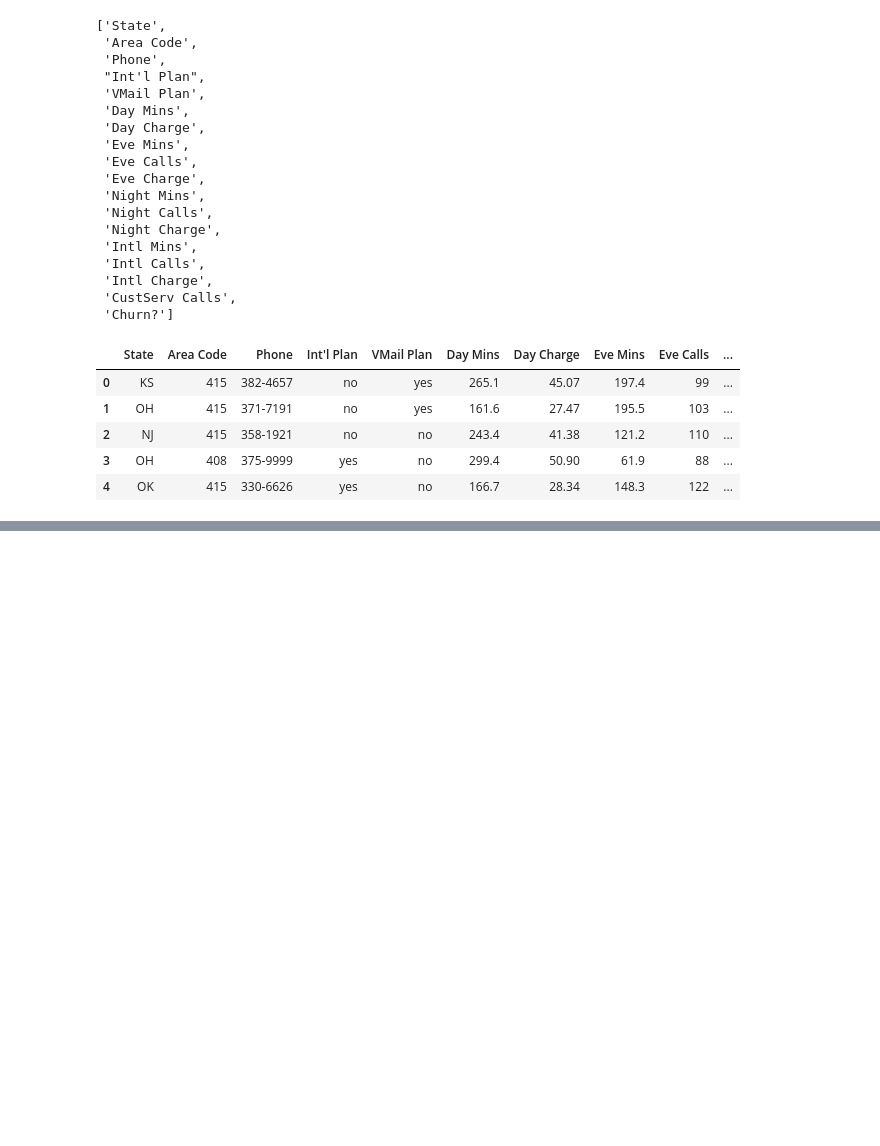
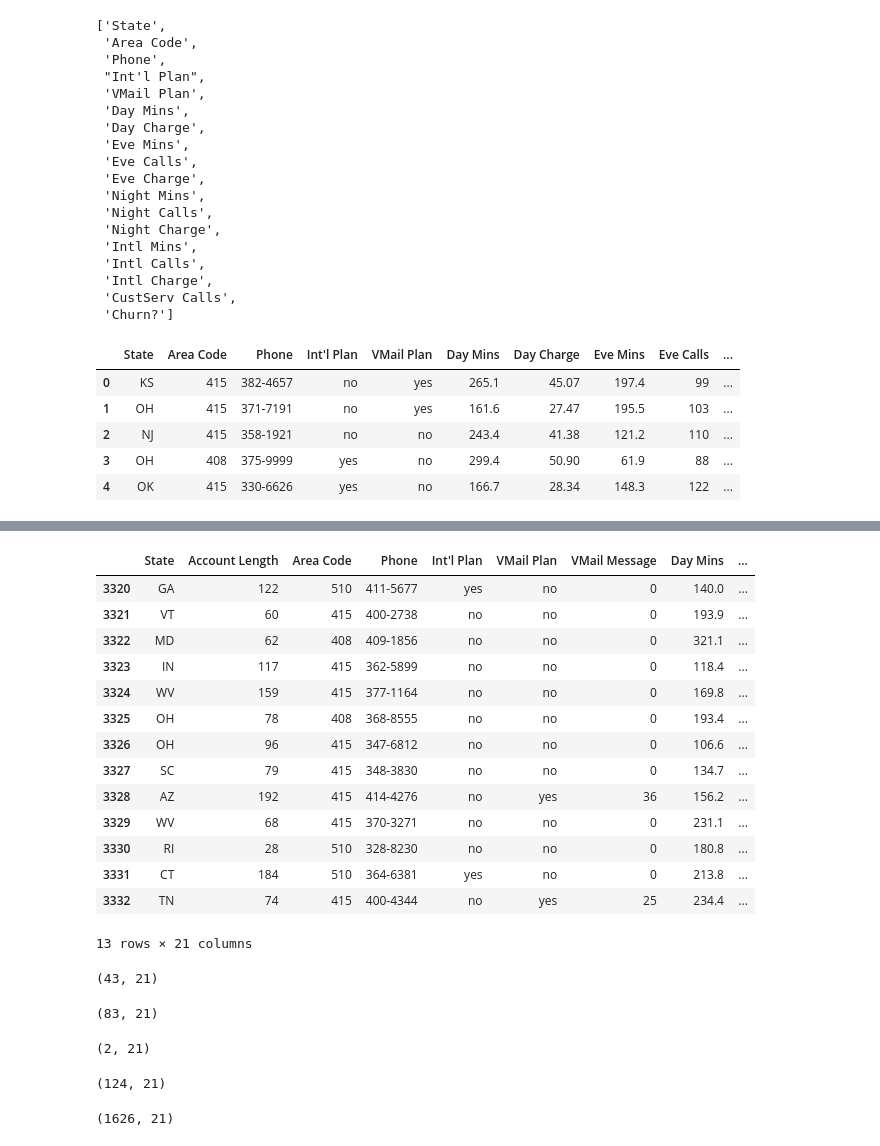
Before and after one commit to eduardogm81/ud-python-ml, a Jupyter notebook: notebooks/T2 - 1 - Data Cleaning - Data Wrangling.ipynb, the cells around one changed output, grey strips where cells are left out. Cells and saved outputs as stored; diff of their text form; code cells hidden in the pictures; blank space fills up the shorter version.

```diff
--- a/notebooks/T2 - 1 - Data Cleaning - Data Wrangling.ipynb
+++ b/notebooks/T2 - 1 - Data Cleaning - Data Wrangling.ipynb
@@ -122,0 +177,47 @@ subset.head()
+# %%
+data[3320:]
+# %% [output]
+|  | State | Account Length | Area Code | Phone | Int'l Plan | VMail Plan | VMail Message | Day Mins | ... |
+| 3320 | GA | 122 | 510 | 411-5677 | yes | no | 0 | 140.0 | ... |
+| 3321 | VT | 60 | 415 | 400-2738 | no | no | 0 | 193.9 | ... |
+| 3322 | MD | 62 | 408 | 409-1856 | no | no | 0 | 321.1 | ... |
+| 3323 | IN | 117 | 415 | 362-5899 | no | no | 0 | 118.4 | ... |
+| 3324 | WV | 159 | 415 | 377-1164 | no | no | 0 | 169.8 | ... |
+| 3325 | OH | 78 | 408 | 368-8555 | no | no | 0 | 193.4 | ... |
+| 3326 | OH | 96 | 415 | 347-6812 | no | no | 0 | 106.6 | ... |
+| 3327 | SC | 79 | 415 | 348-3830 | no | no | 0 | 134.7 | ... |
+| 3328 | AZ | 192 | 415 | 414-4276 | no | yes | 36 | 156.2 | ... |
+| 3329 | WV | 68 | 415 | 370-3271 | no | no | 0 | 231.1 | ... |
+| 3330 | RI | 28 | 510 | 328-8230 | no | no | 0 | 180.8 | ... |
+| 3331 | CT | 184 | 510 | 364-6381 | yes | no | 0 | 213.8 | ... |
+| 3332 | TN | 74 | 415 | 400-4344 | no | yes | 25 | 234.4 | ... |
+13 rows × 21 columns
+# %%
+## Usuarios con Day Mins > 300
+data1 = data[ data["Day Mins"] > 300 ]
+data1.shape
+# %% [output]
+(43, 21)
+# %%
+## Usuarios de Nueva York [State = 'NY']
+data2 = data[ data["State"] == "NY" ]
+data2.shape
+# %% [output]
+(83, 21)
+# %%
+## AND
+data3 = data[ (data["Day Mins"] > 300) & (data["State"] == "NY") ]
+data3.shape
+# %% [output]
+(2, 21)
+# %%
+# OR
+data4 = data[ (data["Day Mins"] > 300) | (data["State"] == "NY") ]
+data4.shape
+# %% [output]
+(124, 21)
+# %%
+data5 = data[ data["Day Calls"] < data["Night Calls"] ]
+data5.shape
+# %% [output]
+(1626, 21)
```
Also changed, not shown: parts of 4 cells of this notebook.
